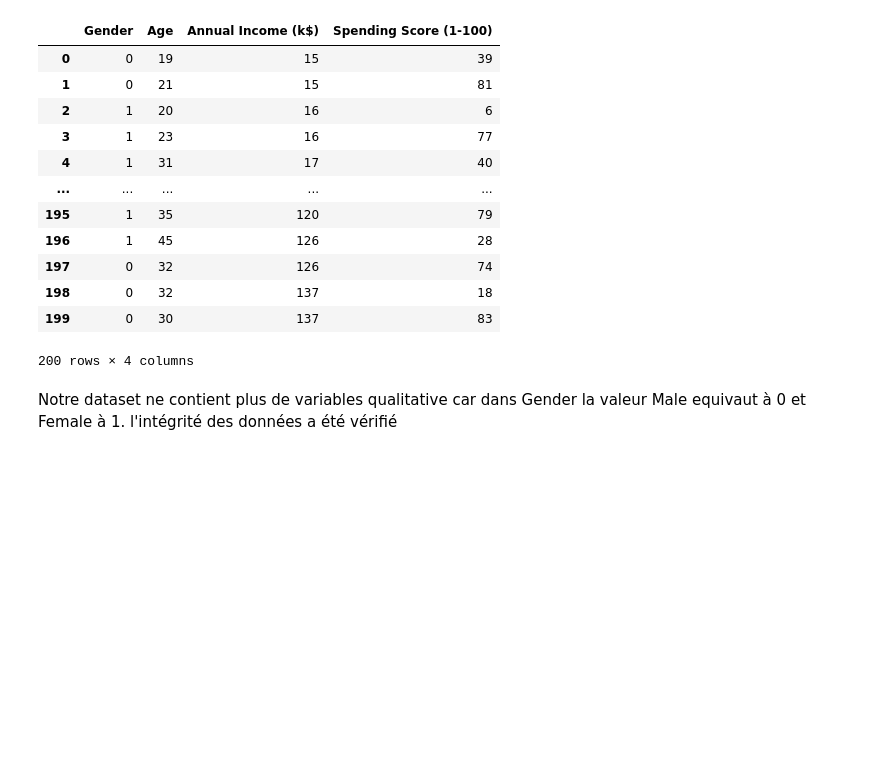
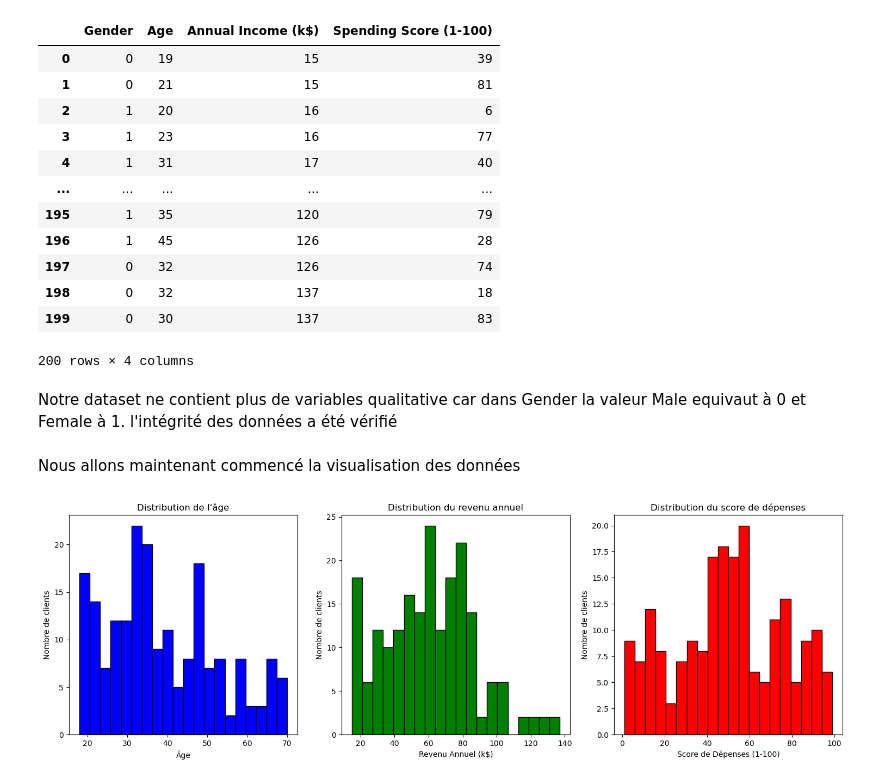
Before and after one commit to Makima225/D-tection_Fraude_Carte_Bancaire, a Jupyter notebook: projets.ipynb, the cells around one changed output. Drawn from its saved outputs; the diff is of its cells as text; code cells hidden in the pictures; blank space fills up the shorter version.

```diff
--- a/projets.ipynb
+++ b/projets.ipynb
@@ -111,3 +111,32 @@ data_encoded
 200 rows × 4 columns
 # %% [markdown]
 Notre dataset ne contient plus de variables qualitative car dans Gender la valeur Male equivaut à 0 et Female à 1. l'intégrité des données a été vérifié
+# %% [markdown]
+Nous allons maintenant commencé la visualisation des données
+# %%
+# Créez une figure avec trois sous-graphiques pour les caractéristiques Age, Revenu Annuel et Score de Dépenses
+import matplotlib.pyplot as plt
+fig, axes = plt.subplots(1, 3, figsize=(15, 5))
+
+# Histogramme de l'âge
+axes[0].hist(df_copy['Age'], bins=20, color='blue', edgecolor='black')
+axes[0].set_title('Distribution de l\'âge')
+axes[0].set_xlabel('Âge')
+axes[0].set_ylabel('Nombre de clients')
+
+# Histogramme du revenu annuel
+axes[1].hist(data['Annual Income (k$)'], bins=20, color='green', edgecolor='black')
+axes[1].set_title('Distribution du revenu annuel')
+axes[1].set_xlabel('Revenu Annuel (k$)')
+axes[1].set_ylabel('Nombre de clients')
+
+# Histogramme du score de dépenses
+axes[2].hist(data['Spending Score (1-100)'], bins=20, color='red', edgecolor='black')
+axes[2].set_title('Distribution du score de dépenses')
+axes[2].set_xlabel('Score de Dépenses (1-100)')
+axes[2].set_ylabel('Nombre de clients')
+
+plt.tight_layout()
+plt.show()
+# %% [output]
+[figure, added]
```
Also changed, not shown: parts of 3 cells of this notebook.
